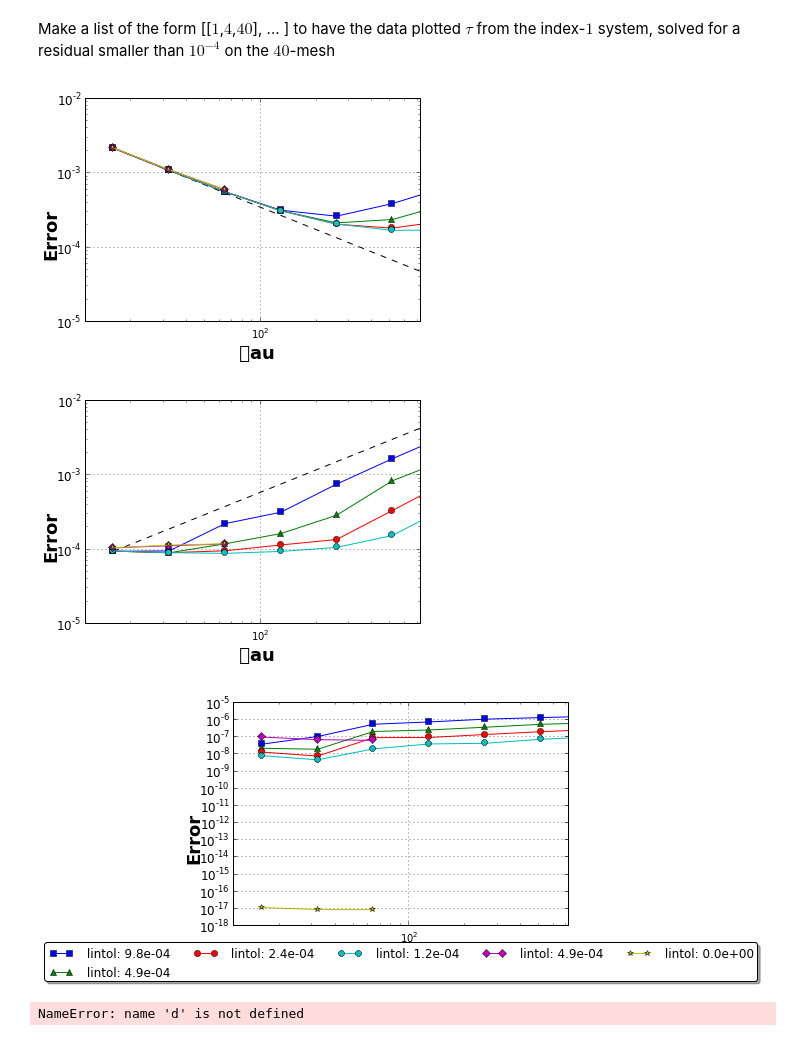
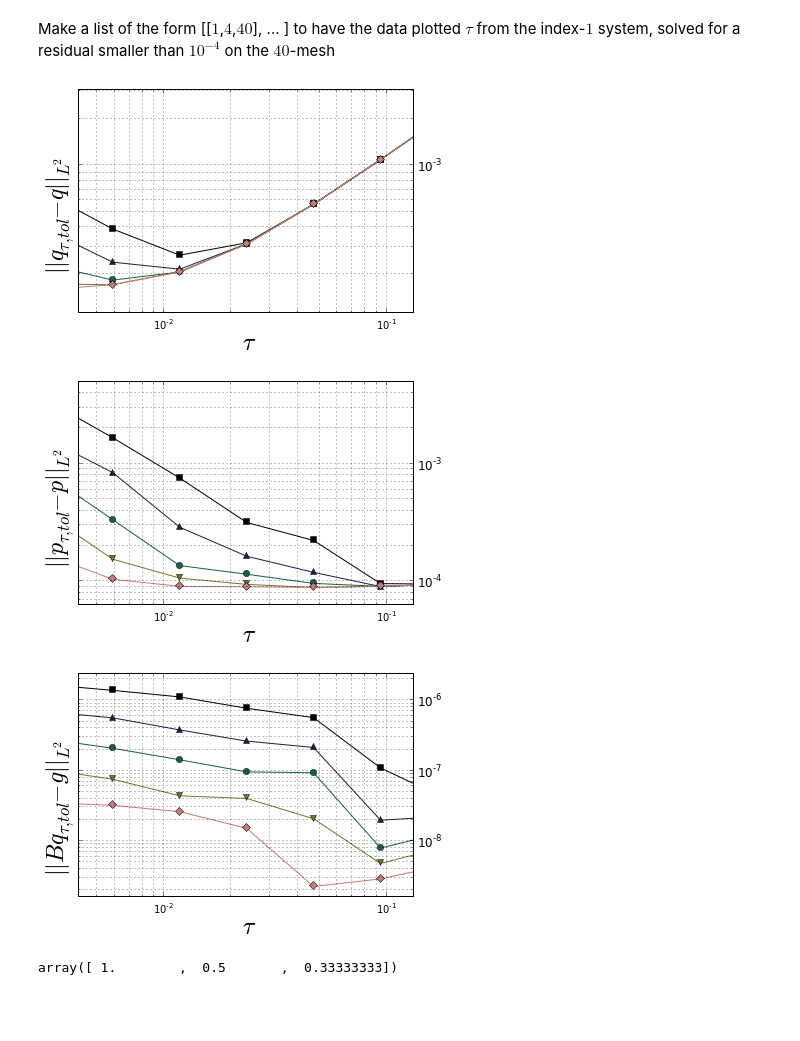
Before and after one commit to highlando/pystokes, a Jupyter notebook: conv plots.ipynb, the cells around one changed output. Drawn from its saved outputs; the diff is of its cells as text; code cells hidden in the pictures; blank space fills up the shorter version.

```diff
--- a/conv plots.ipynb
+++ b/conv plots.ipynb
@@ -75,27 +80,24 @@ def load_jsdtoplot(PL,Omega):
 Make a list of the form [[$1$,$4$,$40$], ... ] to have the data plotted $\tau$
 from the index-$1$ system, solved for a residual smaller than $10^{-4}$ on the $40$-mesh
 # %%
-PlotList = [[2,2**(-10),40],[2,2**(-11),40],[2,2**(-12),40],[2,2**(-13),40],[1,2**(-11),24],[1,0,24]]#,
+PlotList = [[2,2**(-10),40],[2,2**(-11),40],[2,2**(-12),40],[2,2**(-13),40],[2,2**(-14),40]]#,
 Omega = 8
 VErr, PErr, TDis, Leg, ContRes = [], [], [], [], []
 for PL in PlotList:
     Jpl = load_jsdtoplot(PL,Omega)
     PErr.append(err_int(Jpl,'PEr'))
     VErr.append(err_int(Jpl,'VelEr'))
     ContRes.append(err_int(Jpl,'ContiRes'))
     TDis.append(Jpl['TimeDiscs'])
     pyplot.close('all')
-    #Leg.append(  DicLP[PL[0]] + ' Grid: $%d$' % PL[2] + ' LinRes: %1.1e' % PL[1] )
-    Leg.append(' lintol: %1.1e' % PL[1] )
-
-plot_errs(VErr,TDis,Leg=None,Title='Velocity Error',LinFit=1)
-plot_errs(PErr,TDis,Leg=None,Title='Pressure Error',LinFit=-1)
-plot_errs(ContRes,TDis,Leg=Leg,Title='Residual in the conti Eqn')
+    #Leg.append(  DicLP[PL[0]] + ' Grid: $%d$' % PL[2] + ' LinRes: %1.1e' % PL[
+    Leg.append('$tol= %1.1e$' % PL[1] )
+YLL = ['$||q_{\\tau,tol}-q||_{L^2}$\n','$||p_{\\tau,tol}-p||_{L^2}$\n','$||Bq_{\\tau,tol}-g||_{L^2}$\n']
+plot_errs(VErr,TDis,Leg=None,Title='Velocity Error',YLab=YLL[0],LinFit=1)
+plot_errs(PErr,TDis,Leg=None,Title='Pressure Error',YLab=YLL[1],LinFit=-1)
+plot_errs(ContRes,TDis,Leg=None,YLab=YLL[2],Title='Residual in the conti Eqn')
+#plot_errs([[1],[1],[1],[1],[1]],[[1],[1],[1],[1],[1]],Leg=Leg,Title='leg')
 # %% [output]
-[figure, old version]
+[figure, new version]
-[figure, old version]
+[figure, new version]
-[figure, old version]
+[figure, new version]
-# %%
-d
-# %% [output]
-NameError: name 'd' is not defined
@@ -101,0 +106,4 @@ NameError: name 'd' is not defined
+# %%
+1./np.array(a[0])
+# %% [output]
+array([ 1.        ,  0.5       ,  0.33333333])
```
Also changed, not shown: parts of 2 cells of this notebook, 2 other files.
